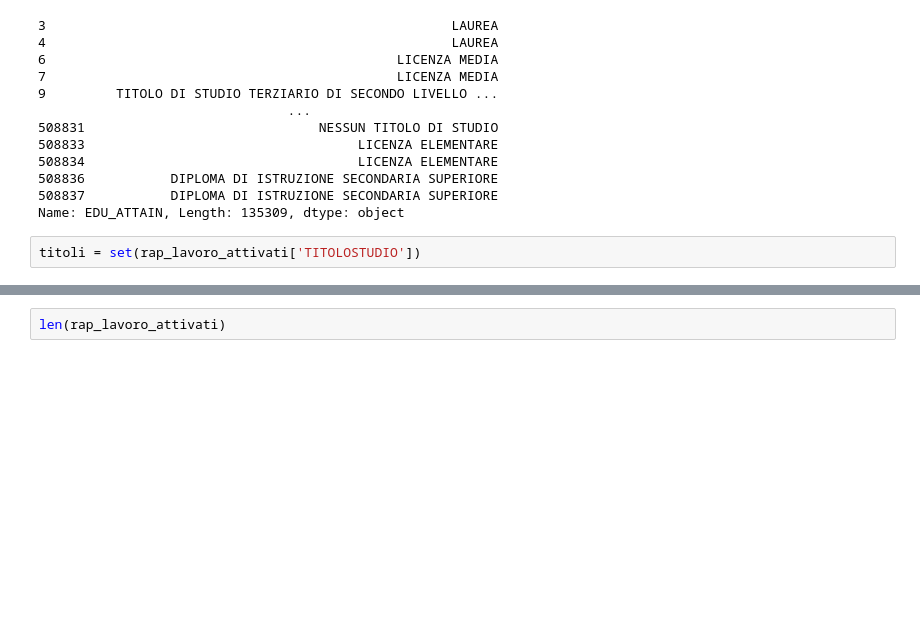
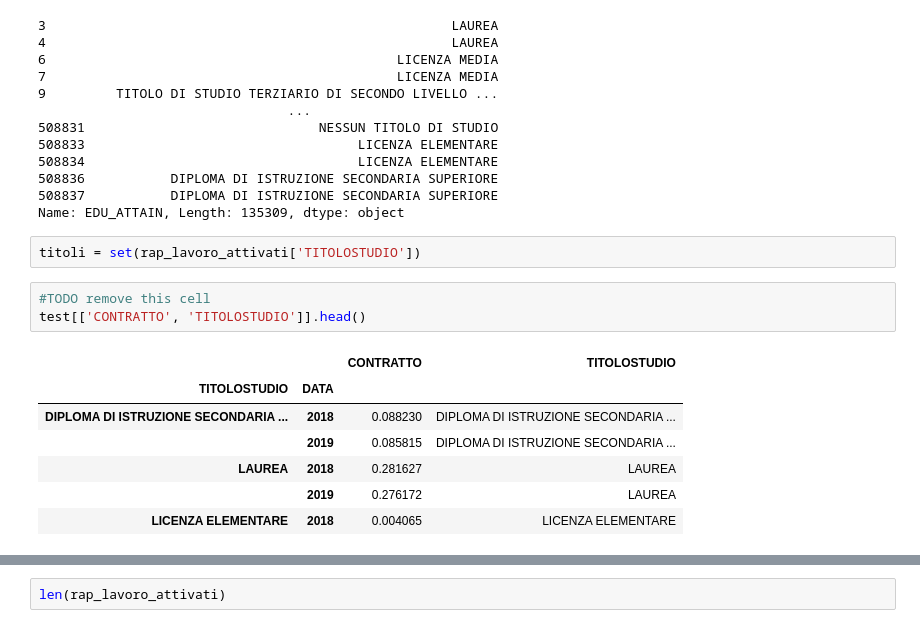
Before and after one commit to DragoE99/Drago-lamb_DataSforBusiness, a Jupyter notebook: DataSforBusiness_dragoLamb.ipynb, the cells around one changed output, grey strips where cells are left out. Cells and saved outputs as stored; diff of their text form; blank space fills up the shorter version.

```diff
--- a/DataSforBusiness_dragoLamb.ipynb
+++ b/DataSforBusiness_dragoLamb.ipynb
@@ -725,4 +725,15 @@ grado_istruzione_age['EDU_ATTAIN']
 Name: EDU_ATTAIN, Length: 135309, dtype: object
 # %%
 titoli = set(rap_lavoro_attivati['TITOLOSTUDIO'])
+# %%
+#TODO remove this cell
+test[['CONTRATTO', 'TITOLOSTUDIO']].head()
+# %% [output]
+|  |  | CONTRATTO | TITOLOSTUDIO |
+| TITOLOSTUDIO | DATA |  |  |
+| DIPLOMA DI ISTRUZIONE SECONDARIA ... | 2018 | 0.088230 | DIPLOMA DI ISTRUZIONE SECONDARIA ... |
+|  | 2019 | 0.085815 | DIPLOMA DI ISTRUZIONE SECONDARIA ... |
+| LAUREA | 2018 | 0.281627 | LAUREA |
+|  | 2019 | 0.276172 | LAUREA |
+| LICENZA ELEMENTARE | 2018 | 0.004065 | LICENZA ELEMENTARE |
 # %%
```
Also changed, not shown: parts of 5 cells of this notebook.
